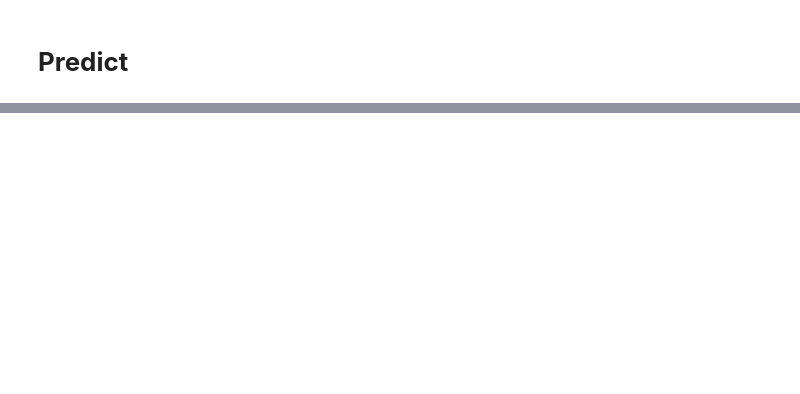
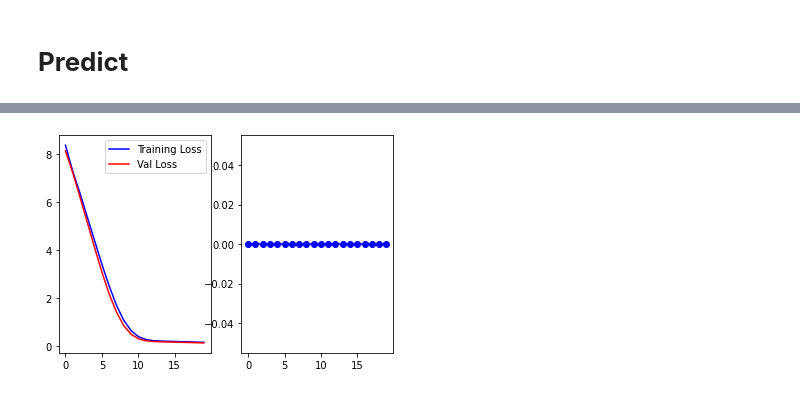
Before and after one commit to YuanQi-ME/hello-world, a Jupyter notebook: Nonlinear_curve_fitting.ipynb, the cells around one changed output, grey strips where cells are left out. Saved outputs shown, nothing was run; the diff lists cells and outputs as text; code cells hidden in the pictures; blank space fills up the shorter version.

```diff
--- a/Nonlinear_curve_fitting.ipynb
+++ b/Nonlinear_curve_fitting.ipynb
@@ -115,0 +132,22 @@ Next, we try to divide the dataset into several batches.
+# %%
+index_temp = np.arange(1000)
+np.random.shuffle(index_temp)
+
+x_train = x_data[index_temp[:800]]
+y_train = y_data[index_temp[:800]]
+train_dataset = tf.data.Dataset.from_tensor_slices((x_train, y_train))
+train_dataset = train_dataset.shuffle(buffer_size=1024).batch(50)
+
+x_test = x_data[index_temp[800:]]
+y_test = y_data[index_temp[800:]]
+test_dataset = tf.data.Dataset.from_tensor_slices((x_test, y_test))
+test_dataset = test_dataset.batch(50)
+
+model = tf.keras.Sequential()
+model.add(keras.layers.Dense(1, activation = 'linear', input_shape=[1]))
+model.add(keras.layers.Dense(20, activation = 'relu'))
+model.add(keras.layers.Dense(5, activation = 'relu'))
+model.add(keras.layers.Dense(1, activation = 'linear'))
+model.compile(loss = 'mse', optimizer = 'adam', metrics=['accuracy'])
+
+history = model.fit(train_dataset, epochs=20, validation_data=test_dataset, verbose=1)
@@ -115,0 +172,18 @@ Next, we try to divide the dataset into several batches.
+# %%
+acc = history.history['accuracy']
+val_acc = history.history['val_accuracy']
+loss = history.history['loss']
+val_loss = history.history['val_loss']
+
+epochs = range(len(loss))
+plt.figure()
+plt.subplot(1,2,1)
+plt.plot(epochs, loss, 'b', label='Training Loss')
+plt.plot(epochs, val_loss, 'r', label='Val Loss')
+plt.legend()
+plt.subplot(1,2,2)
+plt.plot(epochs, acc, 'bo', label='Training accuracy')
+plt.plot(epochs, val_acc, 'b', label='Validation accuracy')
+plt.show()
+# %% [output]
+[figure, added]
```
Also changed, not shown: parts of 8 cells of this notebook.
